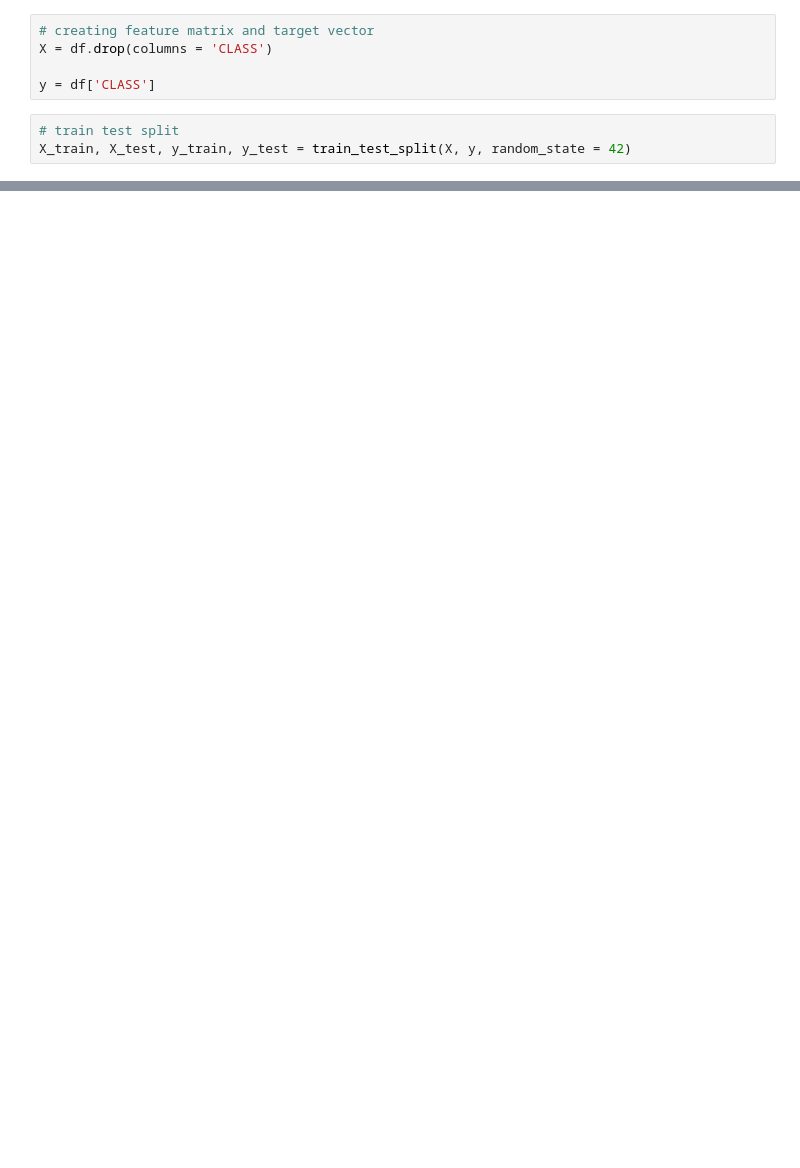
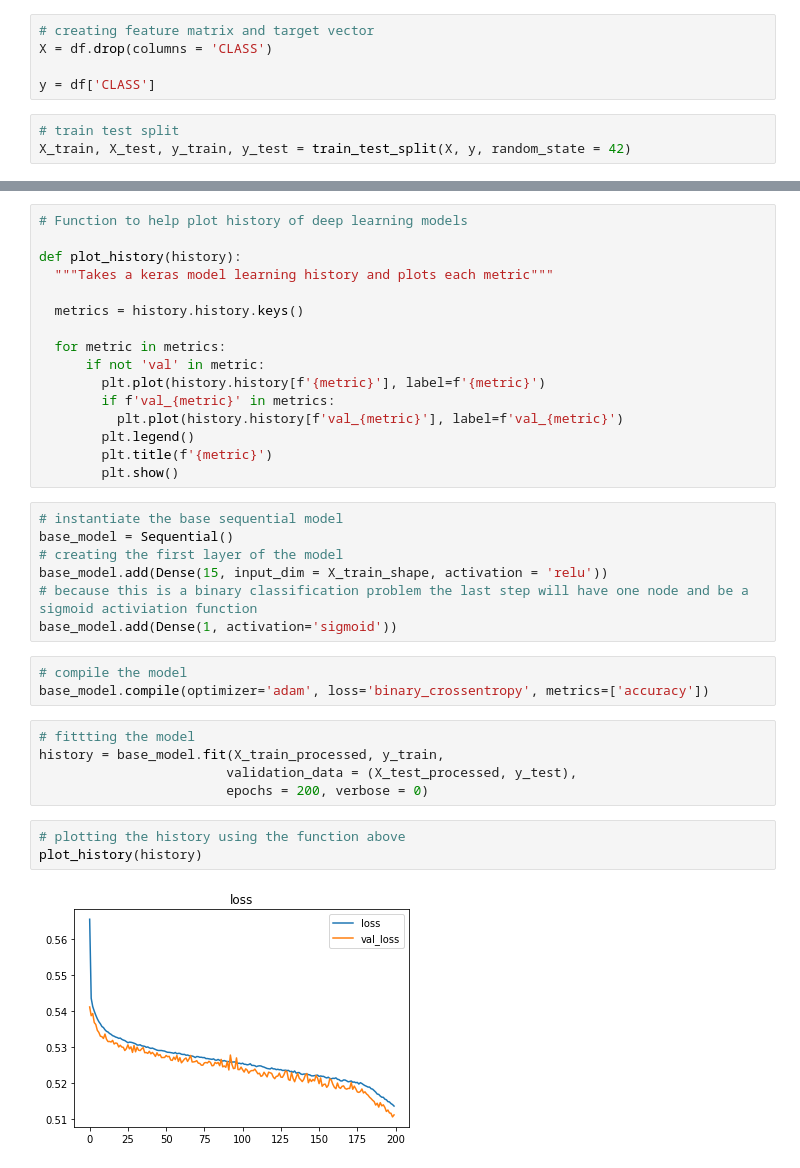
Before and after one commit to laffertybrian/W_William_Project_001, a Jupyter notebook: Genetic_Variant_Classification.ipynb, the cells around one changed output, grey strips where cells are left out. Cells and saved outputs as stored; diff of their text form; blank space fills up the shorter version.

```diff
--- a/Genetic_Variant_Classification.ipynb
+++ b/Genetic_Variant_Classification.ipynb
@@ -198,0 +331,36 @@ X_test_processed = preprocessor.transform(X_test)
+# %%
+# Function to help plot history of deep learning models
+
+def plot_history(history):
+  """Takes a keras model learning history and plots each metric"""
+
+  metrics = history.history.keys()
+
+  for metric in metrics:
+      if not 'val' in metric:
+        plt.plot(history.history[f'{metric}'], label=f'{metric}')
+        if f'val_{metric}' in metrics:
+          plt.plot(history.history[f'val_{metric}'], label=f'val_{metric}')
+        plt.legend()
+        plt.title(f'{metric}')
+        plt.show()
+# %%
+# instantiate the base sequential model
+base_model = Sequential()
+# creating the first layer of the model
+base_model.add(Dense(15, input_dim = X_train_shape, activation = 'relu'))
+# because this is a binary classification problem the last step will have one node and be a sigmoid activiation function
+base_model.add(Dense(1, activation='sigmoid'))
+# %%
+# compile the model
+base_model.compile(optimizer='adam', loss='binary_crossentropy', metrics=['accuracy'])
+# %%
+# fittting the model
+history = base_model.fit(X_train_processed, y_train,
+                        validation_data = (X_test_processed, y_test),
+                        epochs = 200, verbose = 0)
+# %%
+# plotting the history using the function above
+plot_history(history)
+# %% [output]
+[figure, added]
```
Also changed, not shown: parts of 26 cells of this notebook.
